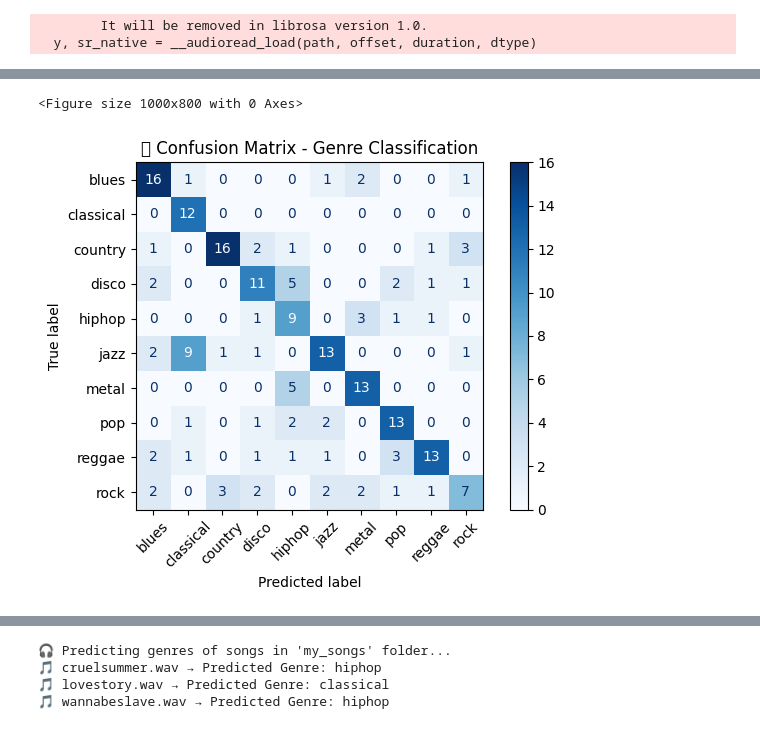
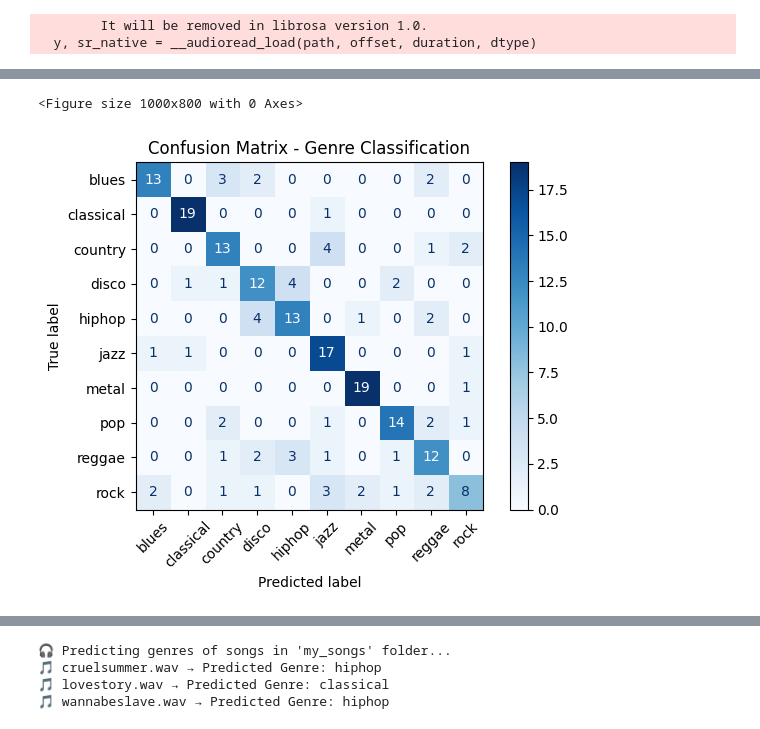
Before and after one commit to teenareddydharmala/Music-Genre-classifier, a Jupyter notebook: notebooks/Feature_Extraction_and_Model.ipynb, the cells around one changed output, grey strips where cells are left out. Saved outputs shown, nothing was run; the diff lists cells and outputs as text; code cells hidden in the pictures.

```diff
--- a/notebooks/Feature_Extraction_and_Model.ipynb
+++ b/notebooks/Feature_Extraction_and_Model.ipynb
@@ -2,42 +2,56 @@
 import os
 import numpy as np
 import librosa
-from sklearn.model_selection import train_test_split, GridSearchCV
+from sklearn.model_selection import train_test_split, GridSearchCV, StratifiedKFold
 from sklearn.ensemble import RandomForestClassifier
 from sklearn.preprocessing import LabelEncoder, StandardScaler
-from sklearn.metrics import classification_report
+from sklearn.metrics import classification_report, confusion_matrix, ConfusionMatrixDisplay
 import matplotlib.pyplot as plt
-from sklearn.metrics import confusion_matrix, ConfusionMatrixDisplay
 from tqdm import tqdm
 
-# --- 1. Extract Features Function ---
+# --- 1. Extract Features with Full Segmentation ---
 def extract_features(file_path):
     try:
-        y, sr = librosa.load(file_path, duration=30)
+        y, sr = librosa.load(file_path, sr=22050, duration=30)
         if len(y) < sr * 5:
             return None
 
-        # Segment the audio to increase precision
-        y_segment = y[:sr * 10]
+        segments = [y[0:sr * 10], y[sr * 10:sr * 20], y[sr * 20:sr * 30]]
+        all_features = []
 
-        mfcc = np.mean(librosa.feature.mfcc(y=y_segment, sr=sr, n_mfcc=13).T, axis=0)
-        chroma = np.mean(librosa.feature.chroma_stft(y=y_segment, sr=sr).T, axis=0)
-        contrast = np.mean(librosa.feature.spectral_contrast(y=y_segment, sr=sr).T, axis=0)
-        zcr = np.mean(librosa.feature.zero_crossing_rate(y_segment).T, axis=0)
-        tempo, _ = librosa.beat.beat_track(y=y_segment, sr=sr)
+        for segment in segments:
+            if np.sum(np.abs(segment)) < 0.01:
+                continue
 
-        features = np.hstack([mfcc, chroma, contrast, zcr, tempo])
-        return features
+            mfcc = np.mean(librosa.feature.mfcc(y=segment, sr=sr, n_mfcc=13).T, axis=0)
+            chroma = np.mean(librosa.feature.chroma_stft(y=segment, sr=sr).T, axis=0)
+            contrast = np.mean(librosa.feature.spectral_contrast(y=segment, sr=sr).T, axis=0)
+            zcr = np.mean(librosa.feature.zero_crossing_rate(y=segment).T, axis=0).flatten()
+            onset_env = librosa.onset.onset_strength(y=segment, sr=sr)
+            tempo = np.mean(onset_env)
+
+            if not (mfcc.ndim == chroma.ndim == contrast.ndim == zcr.ndim == 1):
+                continue
+
+            features = np.hstack([mfcc, chroma, contrast, zcr, [tempo]])
+            all_features.append(features)
+
+        if len(all_features) == 0:
+            return None
+
+        return np.mean(all_features, axis=0)
 
     except Exception as e:
-        print(f"⚠️ Error processing {file_path}: {e}")
+        print(f"Error processing {file_path}: {e}")
         return None
+
+
 
 # --- 2. Load and Prepare Data ---
 genres_path = "F:/projects/personal projects/Music-Genre-classifier/data/genre"
 features, labels = [], []
 
-print("🔍 Extracting features from genre dataset...")
+print("Extracting features from genre dataset...")
 for genre in tqdm(os.listdir(genres_path), desc="Genres"):
     genre_path = os.path.join(genres_path, genre)
     if not os.path.isdir(genre_path):
@@ -61,32 +75,39 @@ scaler = StandardScaler()
 X_scaled = scaler.fit_transform(features)
 
 # --- 4. Split Data ---
-X_train, X_test, y_train, y_test = train_test_split(X_scaled, y_encoded, test_size=0.2, random_state=42)
+X_train, X_test, y_train, y_test = train_test_split(X_scaled, y_encoded, test_size=0.2, random_state=42, stratify=y_encoded)
 
-# --- 5. Hyperparameter Tuning with GridSearchCV ---
+# --- 5. Hyperparameter Tuning with StratifiedKFold & class_weight ---
 param_grid = {
-    'n_estimators': [100, 200, 300],
+    'n_estimators': [100, 200],
     'max_depth': [10, 20, None],
-    'min_samples_split': [2, 5, 10],
-    'min_samples_leaf': [1, 2, 4]
+    'min_samples_split': [2, 5],
+    'min_samples_leaf': [1, 2]
 }
 
-# Create RandomForest model
-model = RandomForestClassifier(random_state=42)
+model = RandomForestClassifier(random_state=42, class_weight='balanced')
 
-# Perform GridSearchCV
-grid_search = GridSearchCV(estimator=model, param_grid=param_grid, cv=3, n_jobs=-1)
+cv = StratifiedKFold(n_splits=3, shuffle=True, random_state=42)
+grid_search = GridSearchCV(estimator=model, param_grid=param_grid, cv=cv, n_jobs=-1)
 grid_search.fit(X_train, y_train)
 
-# Best model after tuning
 best_model = grid_search.best_estimator_
 
-# Train on the best model
+# Train on full training data
 best_model.fit(X_train, y_train)
+
+# --- ✅ Save model and preprocessing objects ---
+import joblib
+
+joblib.dump(best_model, "best_random_forest_model.pkl")
+joblib.dump(scaler, "scaler.pkl")
+joblib.dump(encoder, "label_encoder.pkl")
+
+print("Model, scaler, and encoder saved successfully.")
 
 # --- 6. Evaluation ---
 y_pred = best_model.predict(X_test)
-print("\n🎯 Classification Report:")
+print("\nClassification Report:")
 print(classification_report(y_test, y_pred, target_names=encoder.classes_))
 
 # --- 7. Confusion Matrix ---
@@ -95,7 +116,18 @@ disp = ConfusionMatrixDisplay(confusion_matrix=cm, display_labels=encoder.classe
 
 plt.figure(figsize=(10, 8))
 disp.plot(cmap=plt.cm.Blues, xticks_rotation=45)
-plt.title("🎵 Confusion Matrix - Genre Classification")
+plt.title("Confusion Matrix - Genre Classification")
 plt.tight_layout()
 plt.show()
+
+# --- 8. Feature Importance Plot ---
+importances = best_model.feature_importances_
+feature_names = [f"feat_{i}" for i in range(X_scaled.shape[1])]
+
+plt.figure(figsize=(12, 6))
+plt.barh(feature_names, importances)
+plt.xlabel("Importance")
+plt.title("Feature Importances from Random Forest")
+plt.tight_layout()
+plt.show()
 # %% [output]
@@ -123,2 +157,2 @@ weighted avg       0.64      0.61      0.61       200
 <Figure size 1000x800 with 0 Axes>
-[figure, old version]
+[figure, new version]
```
Also changed, not shown: parts of 1 cell of this notebook, 5 other files.
